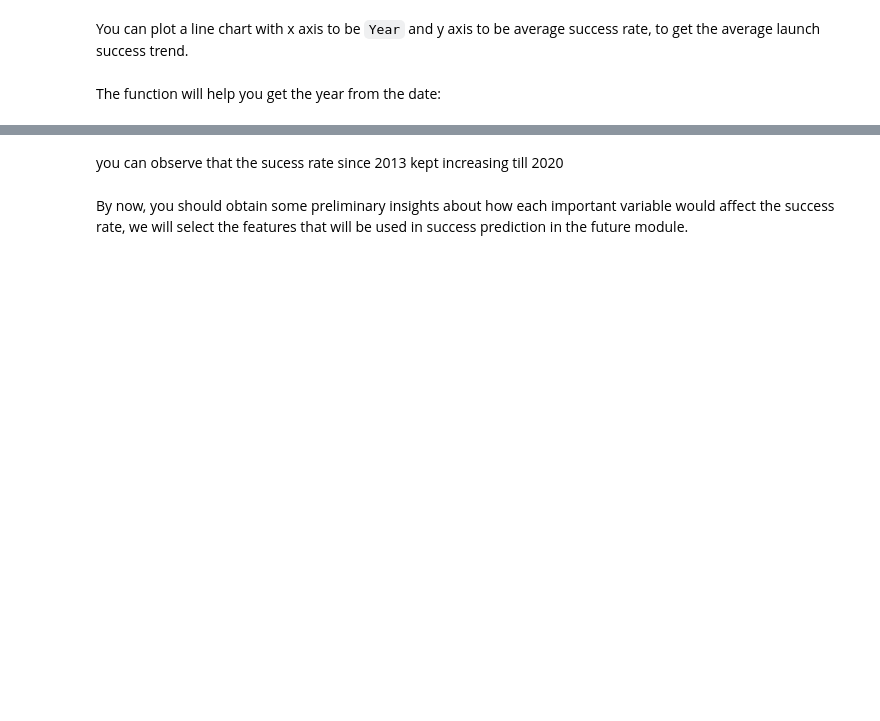
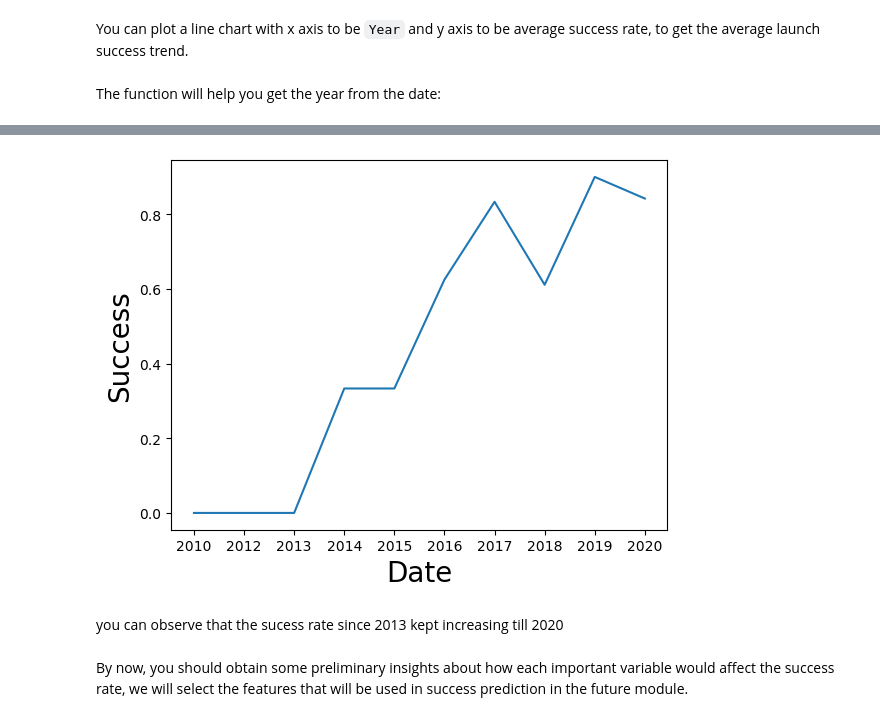
Before and after one commit to jnthorp/datascience_final, a Jupyter notebook: IBM-DS0321EN-SkillsNetwork_labs_module_2_jupyter-labs-eda-dataviz.ipynb.jupyterlite.ipynb, the cells around one changed output, grey strips where cells are left out. Drawn from its saved outputs; the diff is of its cells as text; code cells hidden in the pictures; blank space fills up the shorter version.

```diff
--- a/IBM-DS0321EN-SkillsNetwork_labs_module_2_jupyter-labs-eda-dataviz.ipynb.jupyterlite.ipynb
+++ b/IBM-DS0321EN-SkillsNetwork_labs_module_2_jupyter-labs-eda-dataviz.ipynb.jupyterlite.ipynb
@@ -162,5 +188,12 @@ df.head()
 # %%
 # Plot a line chart with x axis to be the extracted year and y axis to be the success rate
+df_year = df.groupby('Date')['Class'].mean().reset_index()
+sns.lineplot(y="Class", x="Date", data=df_year)
+plt.xlabel("Date",fontsize=20)
+plt.ylabel("Success",fontsize=20)
+plt.show()
+# %% [output]
+[figure, added]
 # %% [markdown]
 you can observe that the sucess rate since 2013 kept increasing till 2020
 # %%
```
Also changed, not shown: parts of 6 cells of this notebook.
